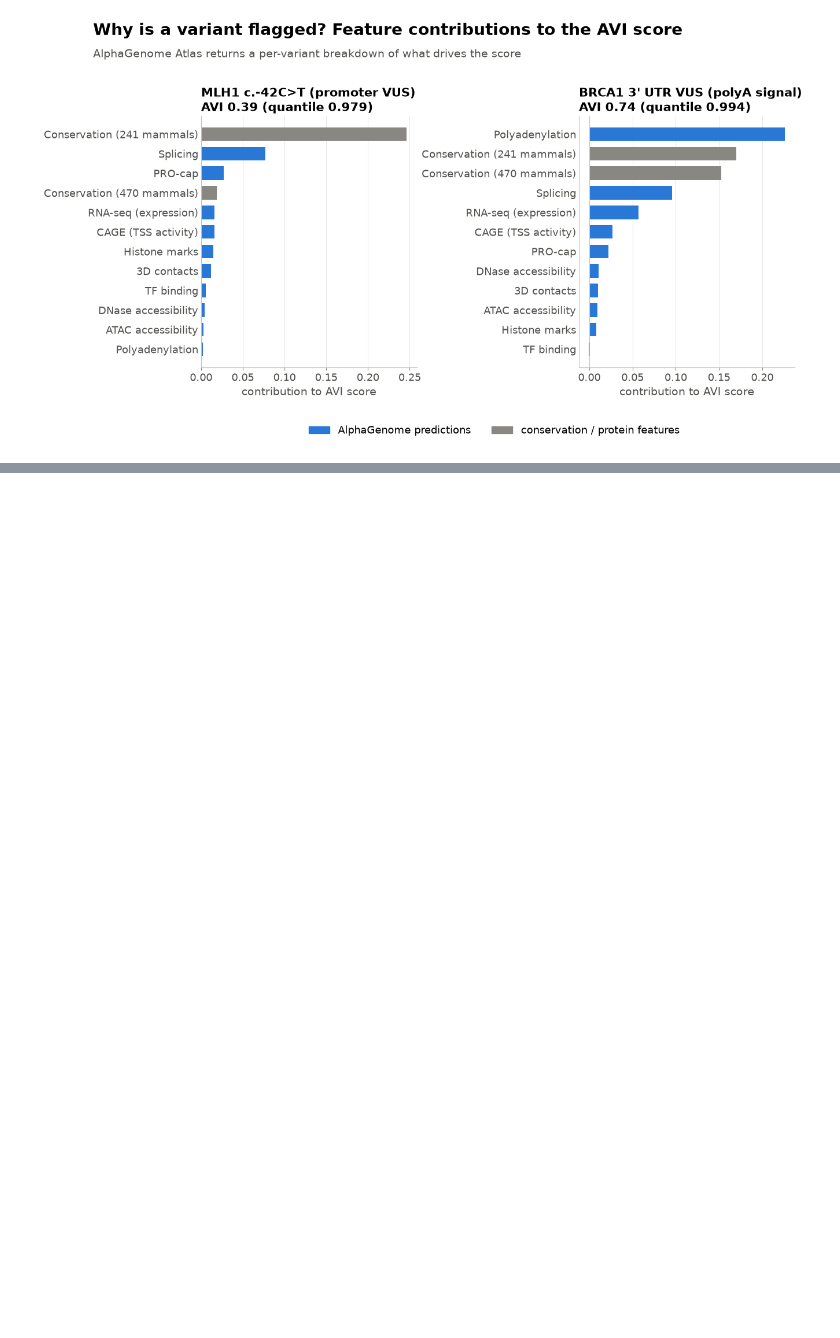
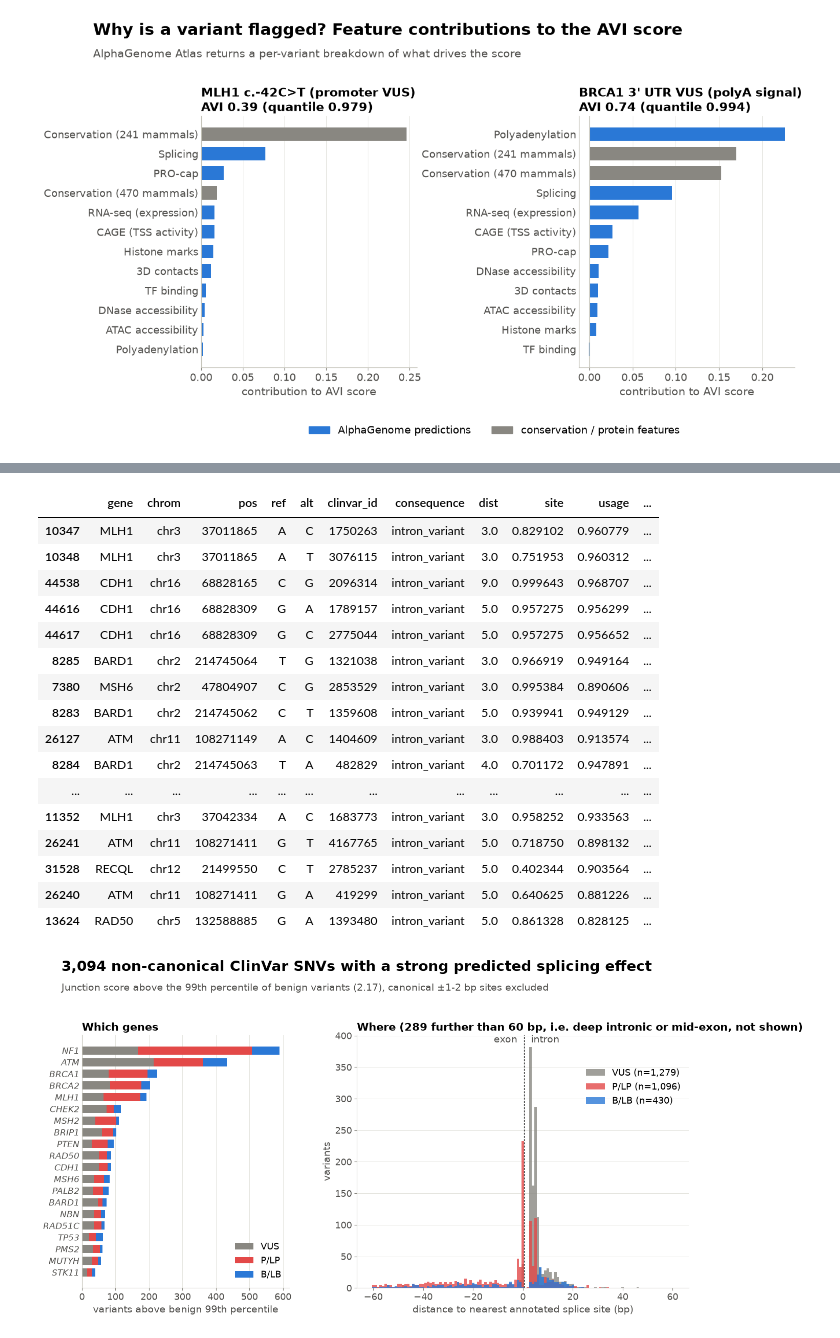
Before and after one commit to eirikhoye/action_var, a Jupyter notebook: workflow/notebooks/alphagenome_seminar_figures.ipynb, the cells around one changed output, grey strips where cells are left out. Drawn from its saved outputs; the diff is of its cells as text; code cells hidden in the pictures; blank space fills up the shorter version.

```diff
--- a/workflow/notebooks/alphagenome_seminar_figures.ipynb
+++ b/workflow/notebooks/alphagenome_seminar_figures.ipynb
@@ -1228,0 +1405,70 @@ sorted(p.name for p in FIGDIR.glob('*.png'))
+# %%
+key = 'junction'
+outliers = CLINVAR_SPLICE[(CLINVAR_SPLICE[key] > SPLICE_THRESHOLD[key])
+                          & (CLINVAR_SPLICE.splice_class != 'canonical splice site')]
+by_gene = outliers.groupby(['gene', 'clin_group']).size().unstack(fill_value=0)
+by_gene = by_gene.reindex(columns=['VUS', 'P/LP', 'B/LB'], fill_value=0)
+by_gene = by_gene.loc[by_gene.sum(axis=1).sort_values().index].tail(20)
+
+fig, (ax, ax2) = plt.subplots(
+    1, 2, figsize=SLIDE,
+    gridspec_kw={'width_ratios': [1, 1.6], 'top': 0.8, 'left': 0.09, 'right': 0.98, 'bottom': 0.14, 'wspace': 0.25},
+)
+left = np.zeros(len(by_gene))
+for grp, color in zip(by_gene.columns, [MUTED, UP, BLUE]):
+    ax.barh(by_gene.index, by_gene[grp], left=left, color=color, height=0.7, label=grp)
+    left += by_gene[grp].values
+ax.tick_params(axis='y', length=0, labelsize=12)
+for lbl in ax.get_yticklabels():
+    lbl.set_style('italic')
+ax.set_xlabel('variants above benign 99th percentile')
+ax.grid(axis='x', color=GRID, lw=0.6)
+ax.set_axisbelow(True)
+ax.legend(frameon=False, loc='lower right')
+ax.set_title('Which genes')
+
+near = outliers.dist.between(-60, 60)
+bins = np.arange(-60.5, 61.5, 1)
+for grp, color in [('VUS', MUTED), ('P/LP', UP), ('B/LB', BLUE)]:
+    d = outliers.loc[near & (outliers.clin_group == grp), 'dist']
+    ax2.hist(d, bins=bins, color=color, lw=0, alpha=0.8, label=f'{grp} (n={len(d):,})')
+ax2.axvline(0.5, color=INK, lw=0.9, ls=(0, (3, 2)))
+ax2.text(-1, ax2.get_ylim()[1], 'exon ', ha='right', va='top', color=SECONDARY)
+ax2.text(2, ax2.get_ylim()[1], ' intron', ha='left', va='top', color=SECONDARY)
+ax2.set_xlabel('distance to nearest annotated splice site (bp)')
+ax2.set_ylabel('variants')
+ax2.grid(axis='y', color=GRID, lw=0.6)
+ax2.set_axisbelow(True)
+ax2.legend(frameon=False, loc='upper right', bbox_to_anchor=(1, 0.9))
+far = (~near & outliers.dist.notna()).sum()
+ax2.set_title(f'Where ({far:,} further than 60 bp, i.e. deep intronic or mid-exon, not shown)')
+headline(fig, f'{len(outliers):,} non-canonical ClinVar SNVs with a strong predicted splicing effect',
+         f'Junction score above the 99th percentile of benign variants ({SPLICE_THRESHOLD[key]:.2f}), canonical ±1-2 bp sites excluded')
+save(fig, 'fig12_splicing_outliers_genes_and_positions')
+
+# Candidate list: VUS ranked by junction score, with the junction AlphaGenome says changes most.
+SPLICE_CANDIDATES = (outliers[outliers.clin_group == 'VUS']
+                     .sort_values(key, ascending=False)
+                     [['gene', 'chrom', 'pos', 'ref', 'alt', 'clinvar_id', 'consequence', 'dist',
+                       'site', 'usage', 'junction', 'junction_q', 'junction_start', 'junction_end']])
+SPLICE_CANDIDATES.to_csv(FIGDIR / 'splicing_candidate_vus.csv', index=False)
+SPLICE_CANDIDATES.head(20)
+# %% [output]
+|  | gene | chrom | pos | ref | alt | clinvar_id | consequence | dist | site | usage | ... |
+| 10347 | MLH1 | chr3 | 37011865 | A | C | 1750263 | intron_variant | 3.0 | 0.829102 | 0.960779 | ... |
+| 10348 | MLH1 | chr3 | 37011865 | A | T | 3076115 | intron_variant | 3.0 | 0.751953 | 0.960312 | ... |
+| 44538 | CDH1 | chr16 | 68828165 | C | G | 2096314 | intron_variant | 9.0 | 0.999643 | 0.968707 | ... |
+| 44616 | CDH1 | chr16 | 68828309 | G | A | 1789157 | intron_variant | 5.0 | 0.957275 | 0.956299 | ... |
+| 44617 | CDH1 | chr16 | 68828309 | G | C | 2775044 | intron_variant | 5.0 | 0.957275 | 0.956652 | ... |
+| 8285 | BARD1 | chr2 | 214745064 | T | G | 1321038 | intron_variant | 3.0 | 0.966919 | 0.949164 | ... |
+| 7380 | MSH6 | chr2 | 47804907 | C | G | 2853529 | intron_variant | 3.0 | 0.995384 | 0.890606 | ... |
+| 8283 | BARD1 | chr2 | 214745062 | C | T | 1359608 | intron_variant | 5.0 | 0.939941 | 0.949129 | ... |
+| 26127 | ATM | chr11 | 108271149 | A | C | 1404609 | intron_variant | 3.0 | 0.988403 | 0.913574 | ... |
+| 8284 | BARD1 | chr2 | 214745063 | T | A | 482829 | intron_variant | 4.0 | 0.701172 | 0.947891 | ... |
+| ... | ... | ... | ... | ... | ... | ... | ... | ... | ... | ... | ... |
+| 11352 | MLH1 | chr3 | 37042334 | A | C | 1683773 | intron_variant | 3.0 | 0.958252 | 0.933563 | ... |
+| 26241 | ATM | chr11 | 108271411 | G | T | 4167765 | intron_variant | 5.0 | 0.718750 | 0.898132 | ... |
+| 31528 | RECQL | chr12 | 21499550 | C | T | 2785237 | intron_variant | 5.0 | 0.402344 | 0.903564 | ... |
+| 26240 | ATM | chr11 | 108271411 | G | A | 419299 | intron_variant | 5.0 | 0.640625 | 0.881226 | ... |
+| 13624 | RAD50 | chr5 | 132588885 | G | A | 1393480 | intron_variant | 5.0 | 0.861328 | 0.828125 | ... |
+[figure, added]
```
Also changed, not shown: parts of 19 cells of this notebook, 8 other files.
